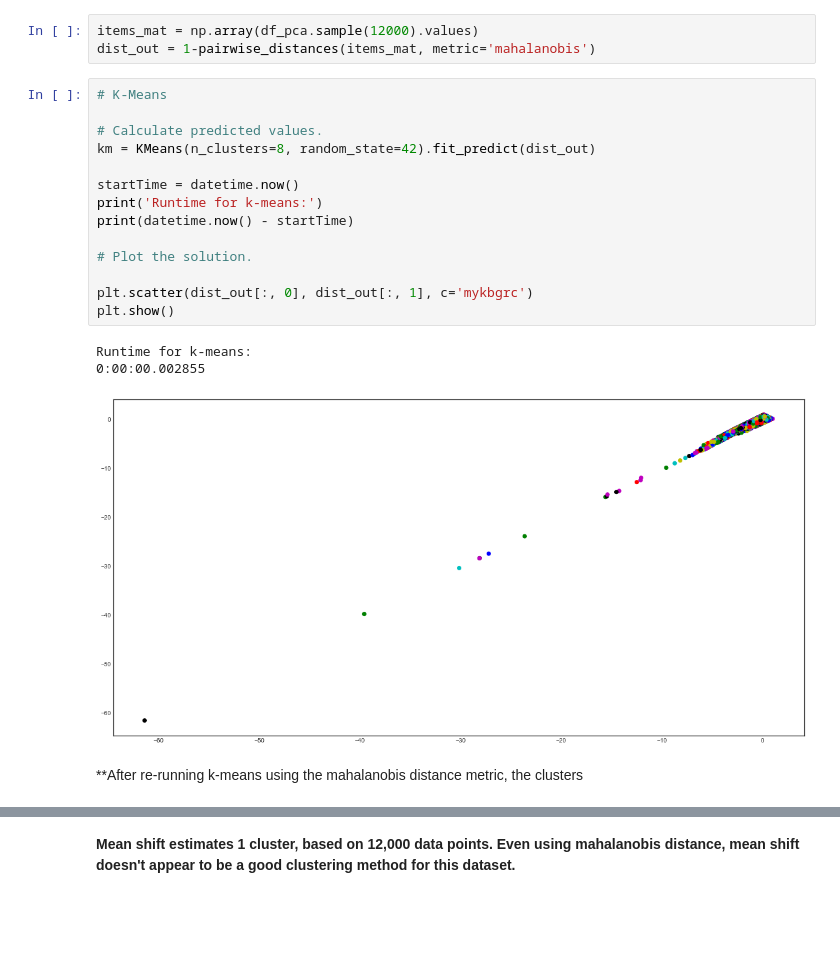
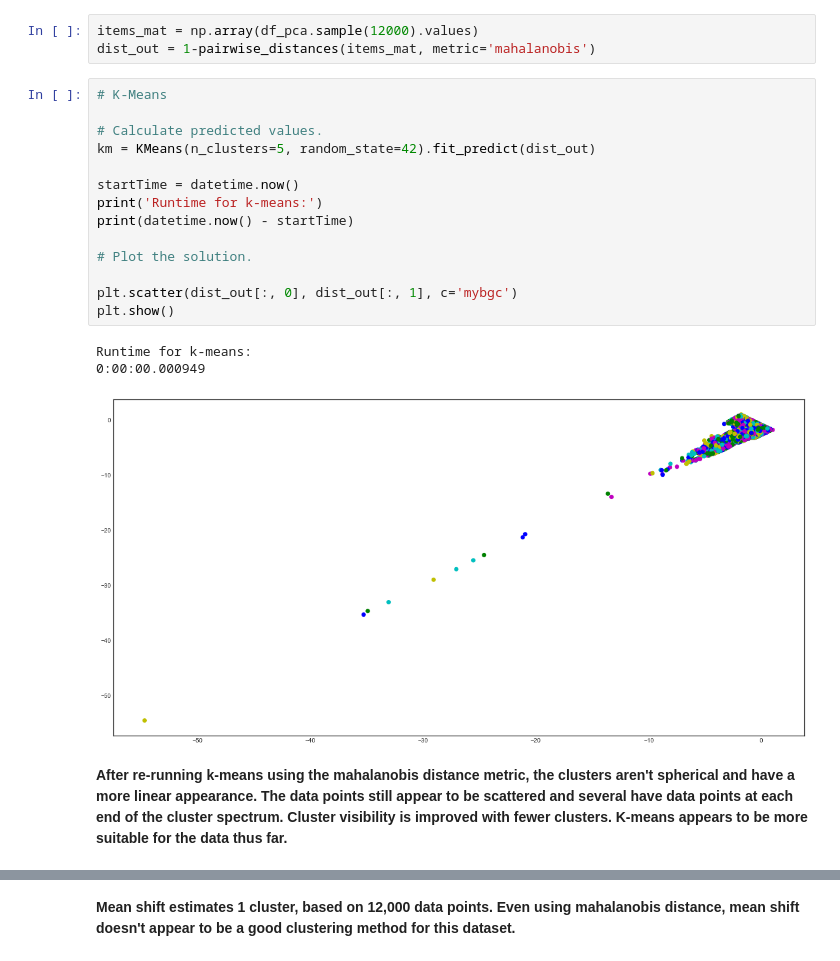
Before and after one commit to milabknowin/Thinkful, a Jupyter notebook: Unsupervised_Learning/Clusters/Boston_Marathon_Challenge.ipynb, the cells around one changed output, grey strips where cells are left out. Cells and saved outputs as stored; diff of their text form; blank space fills up the shorter version.

```diff
--- a/Unsupervised_Learning/Clusters/Boston_Marathon_Challenge.ipynb
+++ b/Unsupervised_Learning/Clusters/Boston_Marathon_Challenge.ipynb
@@ -490,23 +492,23 @@ dist_out = 1-pairwise_distances(items_mat, metric='mahalanobis')
 # %%
 # K-Means
 
 # Calculate predicted values.
-km = KMeans(n_clusters=8, random_state=42).fit_predict(dist_out)
+km = KMeans(n_clusters=5, random_state=42).fit_predict(dist_out)
 
 startTime = datetime.now()
 print('Runtime for k-means:')
 print(datetime.now() - startTime)
 
 # Plot the solution.
 
-plt.scatter(dist_out[:, 0], dist_out[:, 1], c='mykbgrc')
+plt.scatter(dist_out[:, 0], dist_out[:, 1], c='mybgc')
 plt.show()
 # %% [output]
 Runtime for k-means:
-0:00:00.002855
+0:00:00.000949
-[figure, old version]
+[figure, new version]
-# %% [markdown]
-**After re-running k-means using the mahalanobis distance metric, the clusters
+# %% [markdown]
+**After re-running k-means using the mahalanobis distance metric, the clusters aren't spherical and have a more linear appearance.  The data points still appear to be scattered and several have data points at each end of the cluster spectrum.  Cluster visibility is improved with fewer clusters.  K-means appears to be more suitable for the data thus far.**
 # %%
 from sklearn.cluster import AffinityPropagation
 from sklearn import metrics
```
Also changed, not shown: parts of 21 cells of this notebook.
